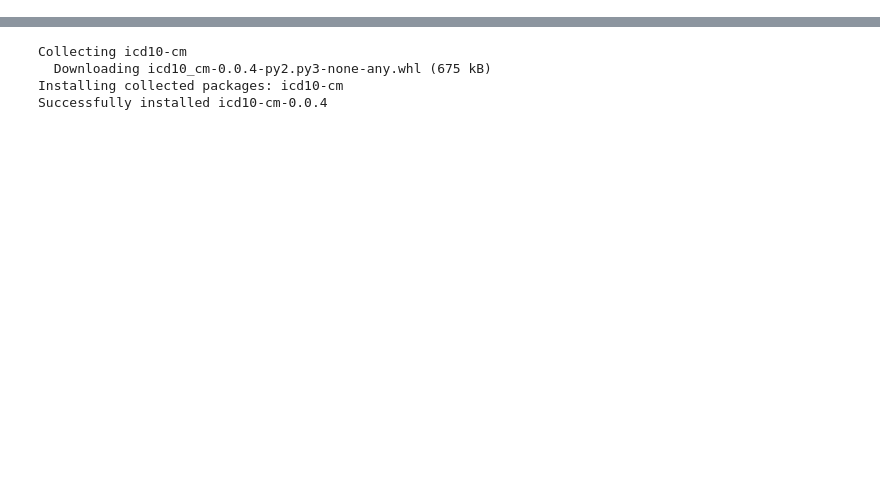
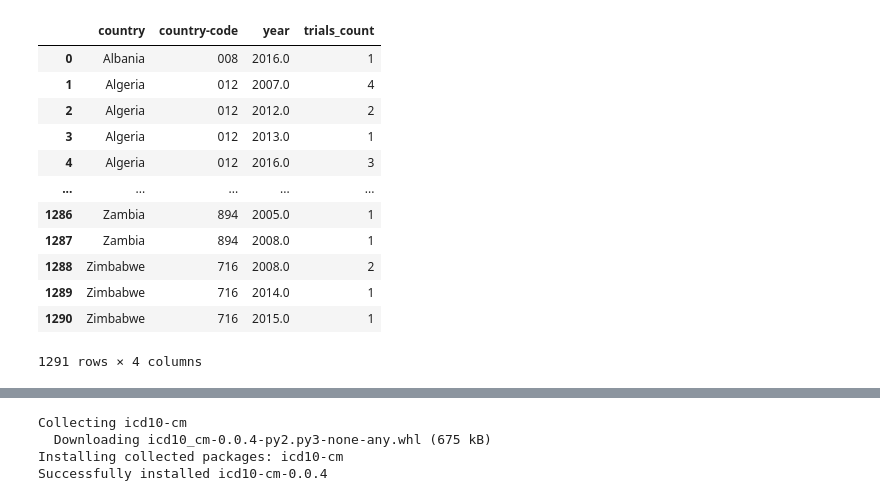
Before and after one commit to keziatesiman/bmi706-final_project, a Jupyter notebook: Playground MQL.ipynb, the cells around one changed output, grey strips where cells are left out. Drawn from its saved outputs; the diff is of its cells as text; code cells hidden in the pictures; blank space fills up the shorter version.

```diff
--- a/Playground MQL.ipynb
+++ b/Playground MQL.ipynb
@@ -30 +45,17 @@ len(df)
+# %%
+df.groupby(['country','country-code','year']).agg(trials_count=('nct_id', np.size)).reset_index() # Trial count per year per country
+# %% [output]
+|  | country | country-code | year | trials_count |
+| 0 | Albania | 008 | 2016.0 | 1 |
+| 1 | Algeria | 012 | 2007.0 | 4 |
+| 2 | Algeria | 012 | 2012.0 | 2 |
+| 3 | Algeria | 012 | 2013.0 | 1 |
+| 4 | Algeria | 012 | 2016.0 | 3 |
+| ... | ... | ... | ... | ... |
+| 1286 | Zambia | 894 | 2005.0 | 1 |
+| 1287 | Zambia | 894 | 2008.0 | 1 |
+| 1288 | Zimbabwe | 716 | 2008.0 | 2 |
+| 1289 | Zimbabwe | 716 | 2014.0 | 1 |
+| 1290 | Zimbabwe | 716 | 2015.0 | 1 |
+1291 rows × 4 columns
 # %%
```
Also changed, not shown: parts of 6 cells of this notebook, 3 other files.
